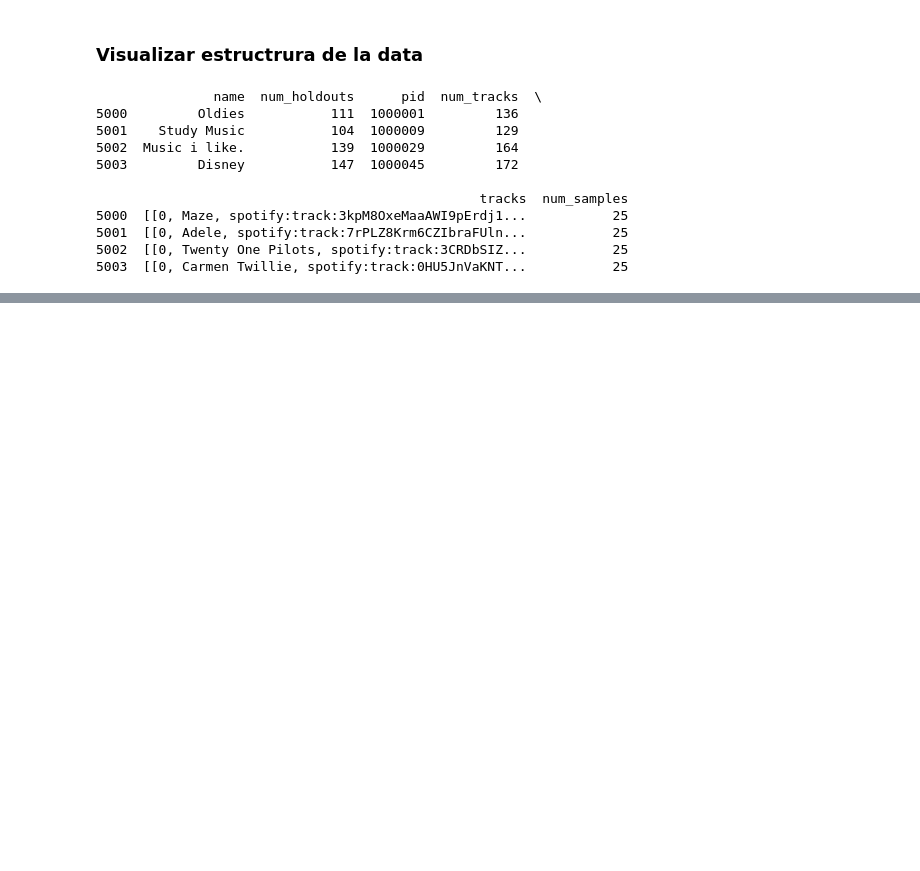
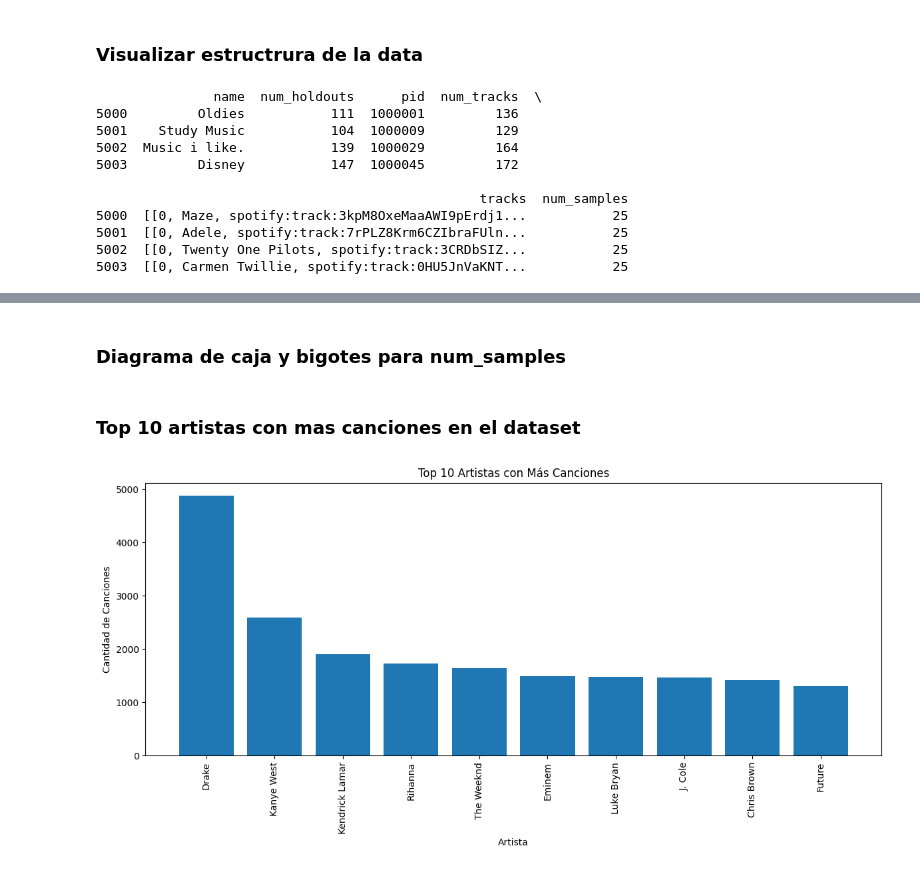
Before and after one commit to IPablo271/Proyecto-Data, a Jupyter notebook: Proyecto.ipynb, the cells around one changed output, grey strips where cells are left out. Drawn from its saved outputs; the diff is of its cells as text; code cells hidden in the pictures; blank space fills up the shorter version.

```diff
--- a/Proyecto.ipynb
+++ b/Proyecto.ipynb
@@ -60,0 +103,12 @@ print(filas_5000_5003)
+# %%
+empty_track_indices = []
+for idx, row in df.iterrows():
+    if len(row['tracks']) == 0:
+        empty_track_indices.append(idx)
+
+# Mostrar el número de listas de tracks vacías
+num_empty_tracks = len(empty_track_indices)
+print(f"Número de listas de tracks vacías: {num_empty_tracks}")
+
+# Eliminar las filas con listas de tracks vacías
+df = df.drop(empty_track_indices)
@@ -60,0 +193,2 @@ print(filas_5000_5003)
+# %% [markdown]
+### Diagrama de caja y bigotes para num_samples
@@ -60,0 +216,43 @@ print(filas_5000_5003)
+# %% [markdown]
+### Top 10 artistas con mas canciones en el dataset
+# %%
+import pandas as pd
+import matplotlib.pyplot as plt
+
+# Supongamos que tienes tu DataFrame llamado 'df'
+# Puedes seleccionar la columna 'tracks' que contiene la información de las canciones
+tracks_data = df['tracks']
+
+# Creamos un diccionario para contar la cantidad de canciones por artista
+artist_counts = {}
+
+# Iteramos sobre la lista de listas en la columna 'tracks'
+for tracks_list in tracks_data:
+    for track_info in tracks_list:
+        artist_name = track_info[1]  # El nombre del artista está en la posición 1
+        if artist_name in artist_counts:
+            artist_counts[artist_name] += 1
+        else:
+            artist_counts[artist_name] = 1
+
+# Convertimos el diccionario en un DataFrame para facilitar la visualización
+artist_counts_df = pd.DataFrame(list(artist_counts.items()), columns=['Artista', 'Cantidad de Canciones'])
+
+# Ordenamos el DataFrame por la cantidad de canciones en orden descendente
+artist_counts_df = artist_counts_df.sort_values(by='Cantidad de Canciones', ascending=False)
+
+# Seleccionamos los 10 artistas principales
+top_10_artists = artist_counts_df.head(10)
+
+# Ahora, puedes crear la gráfica de barras solo para los 10 artistas principales
+plt.figure(figsize=(12, 6))
+plt.bar(top_10_artists['Artista'], top_10_artists['Cantidad de Canciones'])
+plt.xlabel('Artista')
+plt.ylabel('Cantidad de Canciones')
+plt.title('Top 10 Artistas con Más Canciones')
+plt.xticks(rotation=90)  # Rotamos las etiquetas del eje x para una mejor visualización
+
+plt.tight_layout()
+plt.show()
+# %% [output]
+[figure, added]
```
Also changed, not shown: parts of 22 cells of this notebook.
